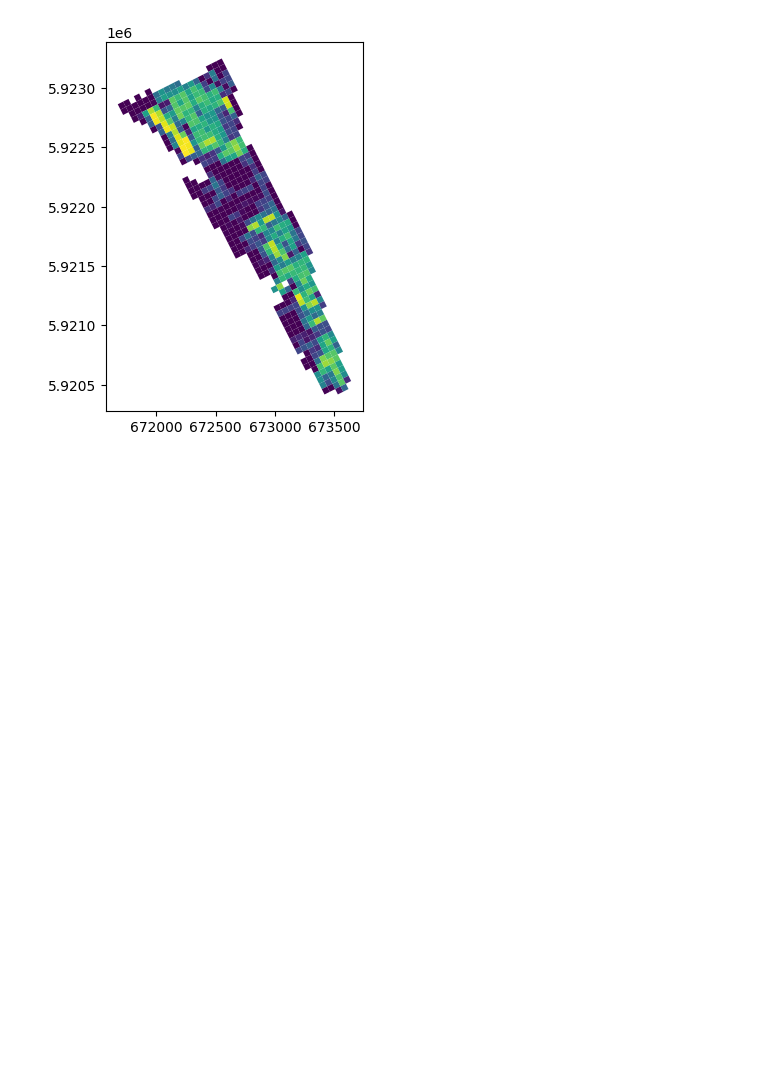
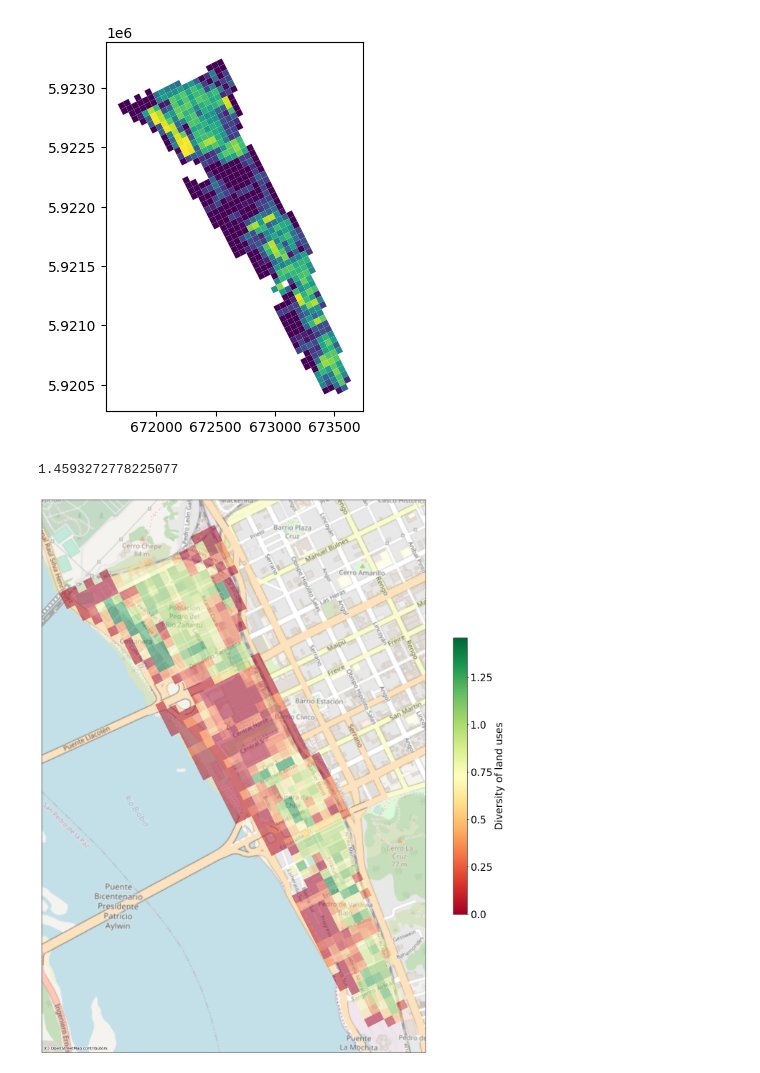
Before and after one commit to CityScope/CityLab_Biobio, a Jupyter notebook: notebooks/land_uses/land_uses.ipynb, the cells around one changed output. Saved outputs shown, nothing was run; the diff lists cells and outputs as text; code cells hidden in the pictures; blank space fills up the shorter version.

Commit message:
added plot with basemap

```diff
--- a/notebooks/land_uses/land_uses.ipynb
+++ b/notebooks/land_uses/land_uses.ipynb
@@ -72,3 +42,52 @@ diversity_map.plot(column='diversity')
 # %% [output]
 <Axes: >
 [figure]
+# %%
+diversity_map['diversity'].max()
+# %% [output]
+1.4593272778225077
+# %%
+import matplotlib.pyplot as plt
+import contextily as ctx
+import matplotlib.colors as mcolors
+import numpy as np  # Asegúrate de importar NumPy
+
+(h, w) = (20, 20)
+fig, ax = plt.subplots(figsize=(h, w))
+
+# Rango deseado para la escala de colores
+vmin = 0
+vmax = diversity_map['diversity'].max()
+cmap = 'RdYlGn'  # Utilizamos el colormap 'RdYlBu'
+
+# Normalizar los valores de 'travel_time' para asegurar que estén dentro del rango de colores
+norm = mcolors.Normalize(vmin=vmin, vmax=vmax, clip=True)
+mapper = plt.cm.ScalarMappable(norm=norm, cmap=cmap)
+
+# Plotear las geometrías con los colores según 'travel_time'
+diversity_map.plot(ax=ax, column='diversity', cmap=cmap, linewidth=0.8, edgecolor='none', norm=norm, alpha=0.5)
+
+# Ajustar la escala de la barra de colores
+cbar = fig.colorbar(mapper, ax=ax, shrink=0.5)
+cbar.set_label('Diversity of land uses', size=20)  # Etiqueta de la barra de colores
+ticks = np.arange(vmin, vmax, 0.25)
+cbar.set_ticks(ticks)  # Puedes personalizar los ticks de la barra
+str_ticks = [str(n) for n in ticks]
+# str_ticks[-1] = f'{vmax:.1f}+'
+cbar.set_ticklabels(str_ticks)  # Personalizar los valores de los ticks
+cbar.ax.tick_params(labelsize=20)
+
+# Agrega un mapa de fondo utilizando contextily
+ctx.add_basemap(
+    ax=ax,
+    source=ctx.providers.OpenStreetMap.Mapnik,
+    crs=gdf.crs.to_string(),
+    alpha=0.7
+)
+
+# plt.title(f'Diversidad de usos de suelos', size=30)
+plt.xticks([])
+plt.yticks([])
+plt.savefig(f'/app/data/output/maps/diversity_land_uses.png', bbox_inches='tight', dpi=300)
+# %% [output]
+[figure, added]
```
Also changed, not shown: parts of 7 cells of this notebook.
